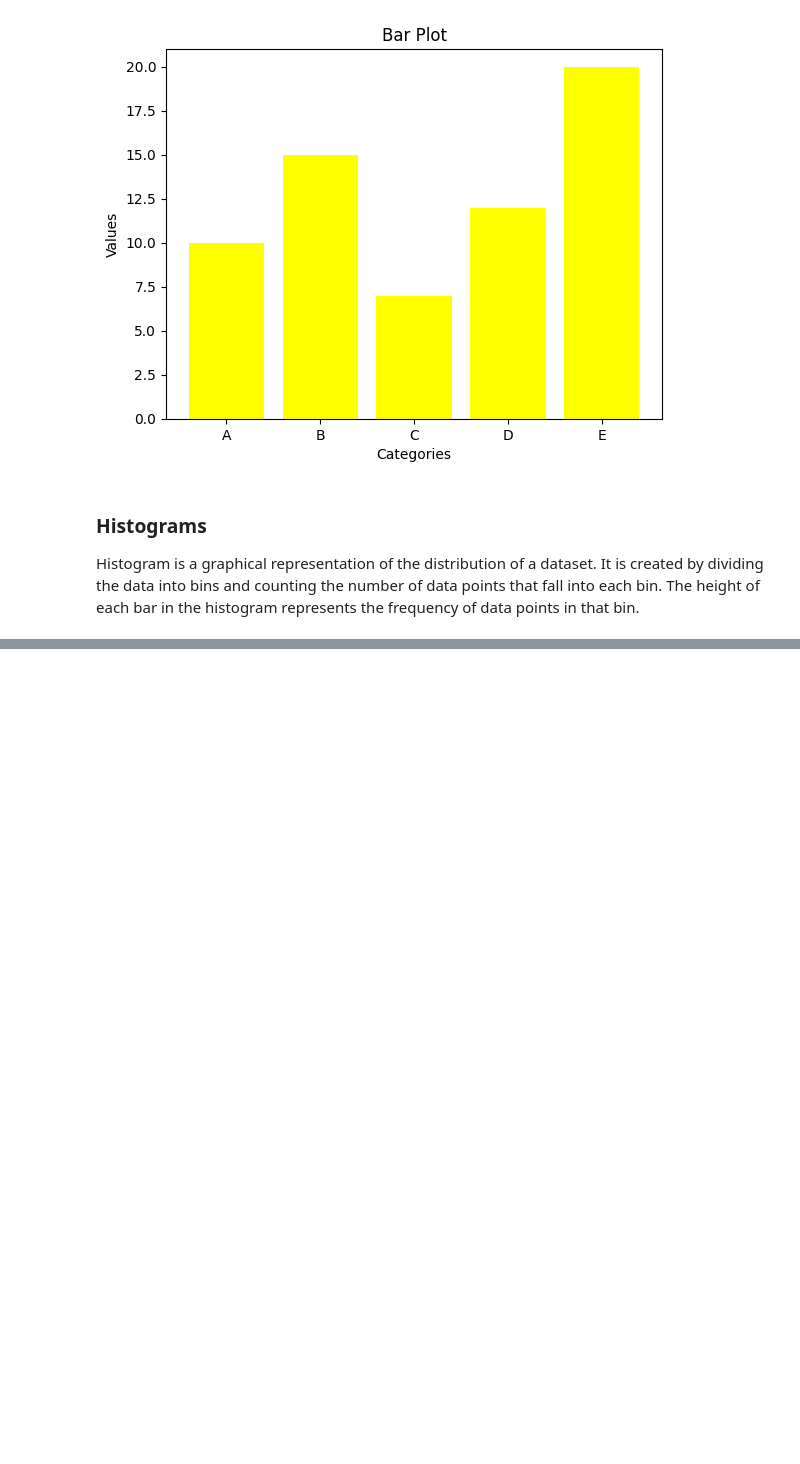
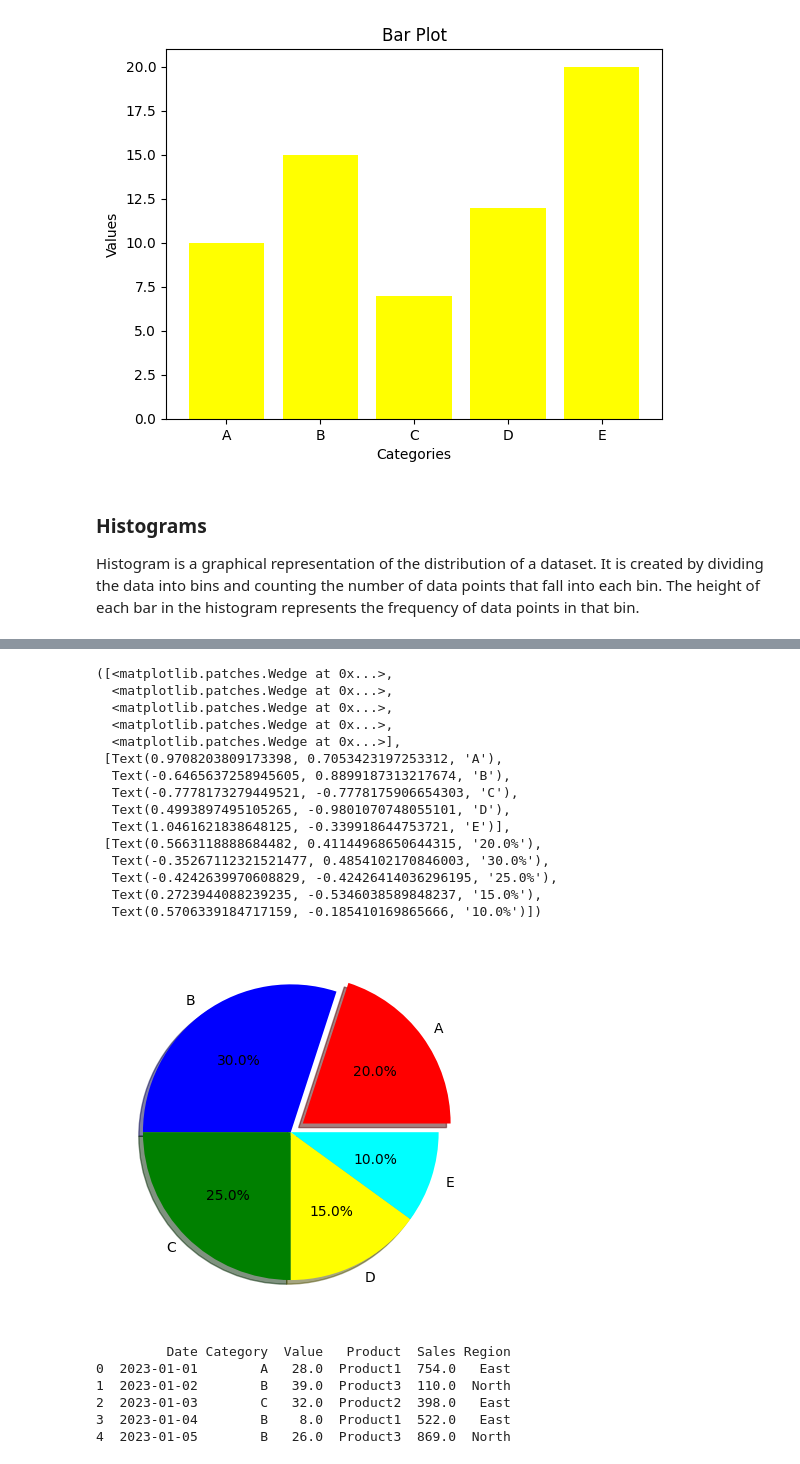
Before and after one commit to Parth0177/python_for_data_analytics, a Jupyter notebook: Data Analysis/Matplot.ipynb, the cells around one changed output, grey strips where cells are left out. Drawn from its saved outputs; the diff is of its cells as text; code cells hidden in the pictures; blank space fills up the shorter version.

```diff
--- a/Data Analysis/Matplot.ipynb
+++ b/Data Analysis/Matplot.ipynb
@@ -54,0 +74,36 @@ Histogram is a graphical representation of the distribution of a dataset. It is
+# %%
+### pichart
+labels=['A','B','C','D','E']
+sizes=[20,30,25,15,10]
+colors=['red','blue','green','yellow','cyan']
+explode=(0.1,0,0,0,0)
+plt.pie(sizes, labels=labels,colors=colors, explode=explode, autopct='%1.1f%%',shadow=True)
+# %% [output]
+([<matplotlib.patches.Wedge at 0x...>,
+  <matplotlib.patches.Wedge at 0x...>,
+  <matplotlib.patches.Wedge at 0x...>,
+  <matplotlib.patches.Wedge at 0x...>,
+  <matplotlib.patches.Wedge at 0x...>],
+ [Text(0.9708203809173398, 0.7053423197253312, 'A'),
+  Text(-0.6465637258945605, 0.8899187313217674, 'B'),
+  Text(-0.7778173279449521, -0.7778175906654303, 'C'),
+  Text(0.4993897495105265, -0.9801070748055101, 'D'),
+  Text(1.0461621838648125, -0.339918644753721, 'E')],
+ [Text(0.5663118888684482, 0.41144968650644315, '20.0%'),
+  Text(-0.35267112321521477, 0.4854102170846003, '30.0%'),
+  Text(-0.4242639970608829, -0.42426414036296195, '25.0%'),
+  Text(0.2723944088239235, -0.5346038589848237, '15.0%'),
+  Text(0.5706339184717159, -0.185410169865666, '10.0%')])
+[figure, added]
+# %%
+### Sales Data Visualization
+import pandas as pd
+sales_data=pd.read_csv('data.csv')
+print(sales_data.head())
+# %% [output]
+         Date Category  Value   Product  Sales Region
+0  2023-01-01        A   28.0  Product1  754.0   East
+1  2023-01-02        B   39.0  Product3  110.0  North
+2  2023-01-03        C   32.0  Product2  398.0   East
+3  2023-01-04        B    8.0  Product1  522.0   East
+4  2023-01-05        B   26.0  Product3  869.0  North
```
Also changed, not shown: parts of 3 cells of this notebook.
